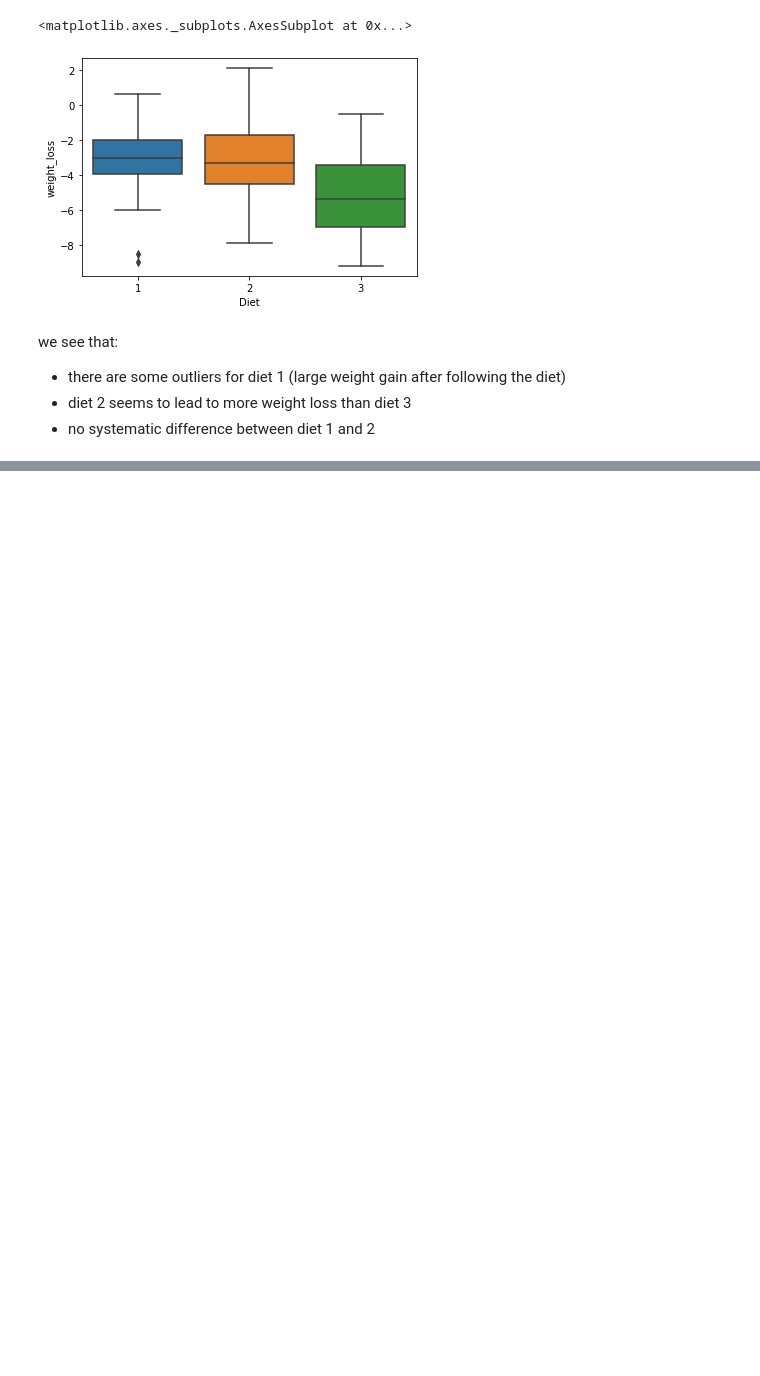
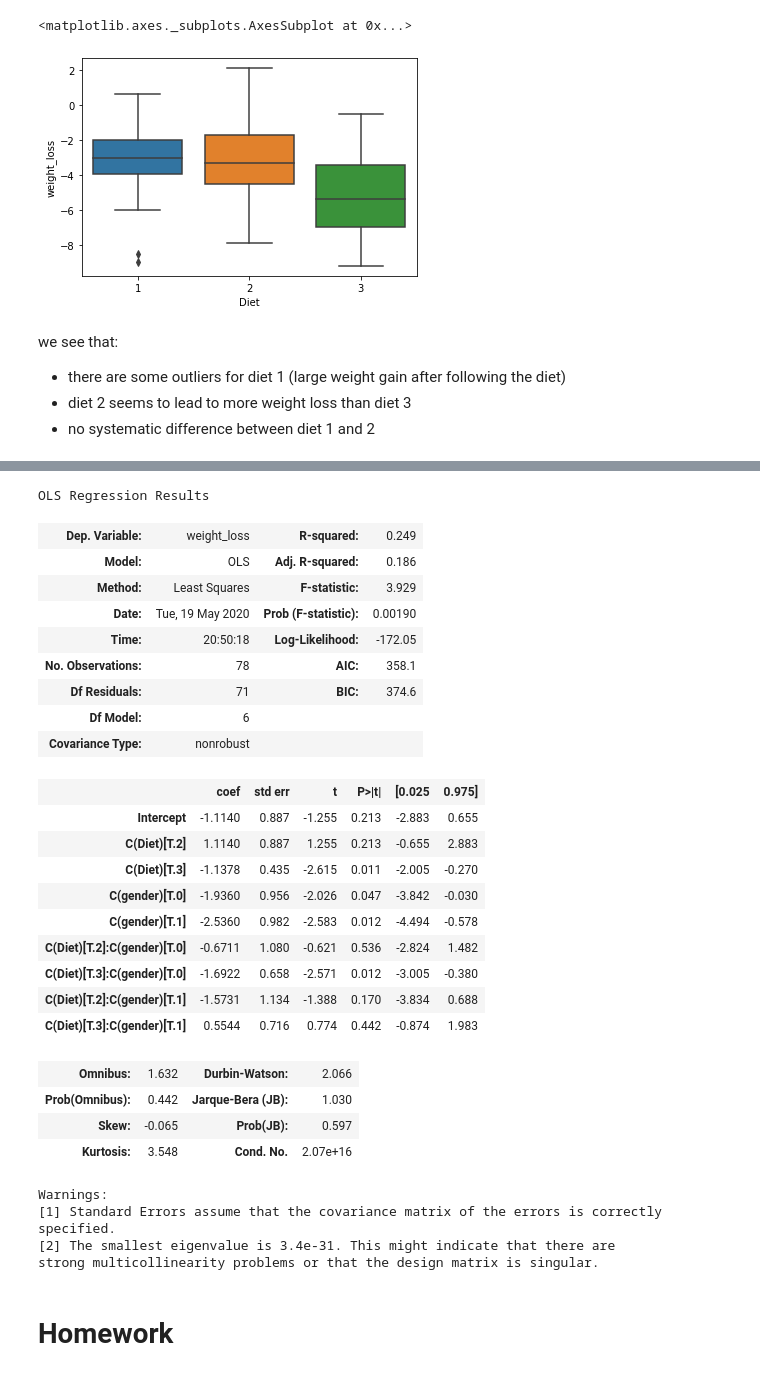
Before and after one commit to KayKozaronek/03_Courses, a Jupyter notebook: ANOVA.ipynb, the cells around one changed output, grey strips where cells are left out. Drawn from its saved outputs; the diff is of its cells as text; code cells hidden in the pictures; blank space fills up the shorter version.

```diff
--- a/ANOVA.ipynb
+++ b/ANOVA.ipynb
@@ -625,0 +660,33 @@ we see that:
+# %%
+ols("weight_loss ~C(Diet)*C(gender)", data = diet).fit().summary()
+# %% [output]
+OLS Regression Results
+| Dep. Variable: | weight_loss | R-squared: | 0.249 |
+| Model: | OLS | Adj. R-squared: | 0.186 |
+| Method: | Least Squares | F-statistic: | 3.929 |
+| Date: | Tue, 19 May 2020 | Prob (F-statistic): | 0.00190 |
+| Time: | 20:50:18 | Log-Likelihood: | -172.05 |
+| No. Observations: | 78 | AIC: | 358.1 |
+| Df Residuals: | 71 | BIC: | 374.6 |
+| Df Model: | 6 |  |  |
+| Covariance Type: | nonrobust |  |  |
+|  | coef | std err | t | P>|t| | [0.025 | 0.975] |
+| Intercept | -1.1140 | 0.887 | -1.255 | 0.213 | -2.883 | 0.655 |
+| C(Diet)[T.2] | 1.1140 | 0.887 | 1.255 | 0.213 | -0.655 | 2.883 |
+| C(Diet)[T.3] | -1.1378 | 0.435 | -2.615 | 0.011 | -2.005 | -0.270 |
+| C(gender)[T.0] | -1.9360 | 0.956 | -2.026 | 0.047 | -3.842 | -0.030 |
+| C(gender)[T.1] | -2.5360 | 0.982 | -2.583 | 0.012 | -4.494 | -0.578 |
+| C(Diet)[T.2]:C(gender)[T.0] | -0.6711 | 1.080 | -0.621 | 0.536 | -2.824 | 1.482 |
+| C(Diet)[T.3]:C(gender)[T.0] | -1.6922 | 0.658 | -2.571 | 0.012 | -3.005 | -0.380 |
+| C(Diet)[T.2]:C(gender)[T.1] | -1.5731 | 1.134 | -1.388 | 0.170 | -3.834 | 0.688 |
+| C(Diet)[T.3]:C(gender)[T.1] | 0.5544 | 0.716 | 0.774 | 0.442 | -0.874 | 1.983 |
+| Omnibus: | 1.632 | Durbin-Watson: | 2.066 |
+| Prob(Omnibus): | 0.442 | Jarque-Bera (JB): | 1.030 |
+| Skew: | -0.065 | Prob(JB): | 0.597 |
+| Kurtosis: | 3.548 | Cond. No. | 2.07e+16 |
+Warnings:
+[1] Standard Errors assume that the covariance matrix of the errors is correctly specified.
+[2] The smallest eigenvalue is 3.4e-31. This might indicate that there are
+strong multicollinearity problems or that the design matrix is singular.
+# %% [markdown]
+# Homework
```
Also changed, not shown: parts of 19 cells of this notebook.
